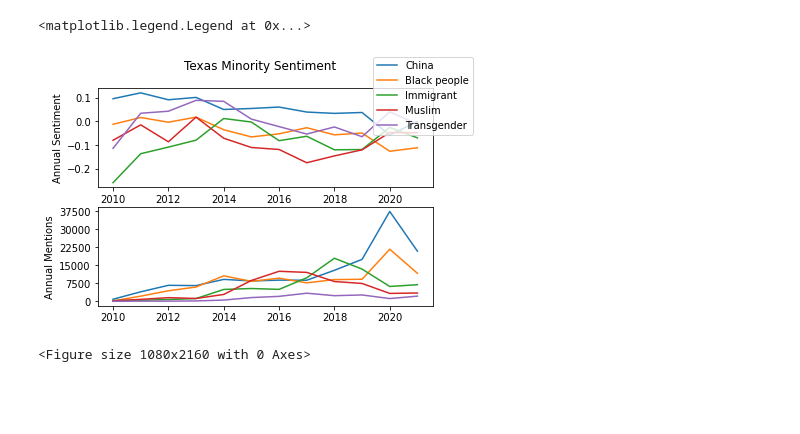
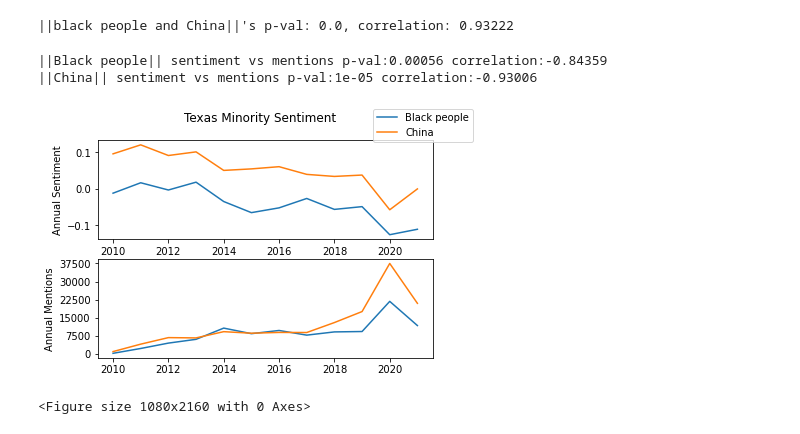
Before and after one commit to Azal-Amer/DataScienceTutorial, a Jupyter notebook: Minority Sentiment/TimeSentimentAnalysis.ipynb, the cells around one changed output. Drawn from its saved outputs; the diff is of its cells as text; code cells hidden in the pictures; blank space fills up the shorter version.

Commit message:
Added data trend analysis functions
Interesting trends found, logged in journal

```diff
--- a/Minority Sentiment/TimeSentimentAnalysis.ipynb
+++ b/Minority Sentiment/TimeSentimentAnalysis.ipynb
@@ -13,7 +13,9 @@ keyword = 'transgender'
 year = str(2021)
 currentYear = datetime.datetime.now().year
 # %%
-keyWords = ['China','black people','immigrant','muslim','transgender']
+# keyWords = ['China','black people','immigrant','muslim','transgender','gay','asian','chinese']
+keyWords = ['black people','China']
+# keyWords = ['immigrant','transgender','muslim']
 # %%
 averageSentKeyword = {}
 mentionsKeyword = {}
@@ -101,7 +103,7 @@ for i in range(len(averageSentKeyword.values())):
             SentimentYear[yearList[j]].append(list(sentiment)[j])
         else:
             SentimentYear[yearList[j]] = [list(sentiment)[j]]
-            # Sentiment year is the sorted matrix which is passed through the normalizign function
+            # Sentiment year is the sorted matrix which is passed through the normalizing function
             # The columns are a measure of the given year
             # The rows are the different keywords
 topKeys = list(topKeys)
@@ -118,22 +120,3 @@ for i in range(len(NormalizedData.columns)):
     # "a" is a list of n-arrays (each array is a data row), "yearList" is a list of integers
 
     remappedData.append(list(a))
-fig, (ax1,ax2) = plt.subplots(2)
-fig.suptitle('Texas Minority Sentiment')
-ax1.set_ylabel('Annual Sentiment')
-ax2.set_ylabel('Annual Mentions')
-ax1.set_yticks(np.arange(-.3, .1+.1, .1))
-ax2.set_yticks(np.arange(0, 100000+10000, 10000*.75))
-for i in range(len(topKeys)):topKeys[i] = topKeys[i].capitalize()
-for i in range(len(remappedData)):
-
-    ax1.plot(yearList,remappedData[i],label = topKeys[i])
-
-    x,y = zip(*mentionsKeyword[keyWords[i]])
-    ax2.plot(y,x)
-plt.figure(figsize=(15,30))
-fig.legend()
-# %% [output]
-<matplotlib.legend.Legend at 0x...>
-[figure, removed]
-<Figure size 1080x2160 with 0 Axes>
@@ -139,0 +146,41 @@ fig.legend()
+# %%
+import itertools
+import scipy.stats
+keywordPairCombinations = list(itertools.combinations(keyWords, 2))
+for pair in keywordPairCombinations:
+    sentiment,mentions=correlationWords(pair)
+    r_s=round(sentiment[1],5)
+    c_s=round(sentiment[0],5)
+    r_m = round(mentions[1],5)
+    c_m = round(mentions[0],5)
+    if r_s<0.05 and r_m<.05:
+        r=scipy.stats.combine_pvalues([r_s,r_m], method='fisher', weights=None)
+        r=round(r[1],5)
+        c=round((c_s+c_m)/2,5)
+        print('||'+str(pair[0]) + ' and ' + pair[1] + '||\'s p-val: ' + str(r) + ', correlation: ' + str(c))
+# %% [output]
+||black people and China||'s p-val: 0.0, correlation: 0.93222
+# %%
+fig, (ax1,ax2) = plt.subplots(2)
+fig.suptitle('Texas Minority Sentiment')
+ax1.set_ylabel('Annual Sentiment')
+ax2.set_ylabel('Annual Mentions')
+ax1.set_yticks(np.arange(-.3, .1+.1, .1))
+ax2.set_yticks(np.arange(0, 100000+10000, 10000*.75))
+for i in range(len(topKeys)):topKeys[i] = topKeys[i].capitalize()
+for i in range(len(remappedData)):
+    x_2,y = zip(*mentionsKeyword[keyWords[i]])
+    x_1,=zip(*(remappedData[i]))
+    ax1.plot(yearList,x_1,label = topKeys[i])
+    ax2.plot(y,x_2)
+    if (pearsonr(x_1,x_2)[1]<.05):
+        print('||' + topKeys[i] + '|| sentiment vs mentions p-val:' + str(round(pearsonr(x_1,x_2)[1],5)) + ' correlation:'+ str(round(pearsonr(x_1,x_2)[0],5)))
+
+plt.figure(figsize=(15,30))
+fig.legend()
+fig.savefig('Texas Cumulitive Minority Analysis.png',dpi = 100,facecolor='w', edgecolor='w',orientation='landscape',transparent=False, bbox_inches='tight', pad_inches=0.1)
+# %% [output]
+||Black people|| sentiment vs mentions p-val:0.00056 correlation:-0.84359
+||China|| sentiment vs mentions p-val:1e-05 correlation:-0.93006
+[figure, added]
+<Figure size 1080x2160 with 0 Axes>
```
Also changed, not shown: parts of 1 cell of this notebook, 1 other file.
